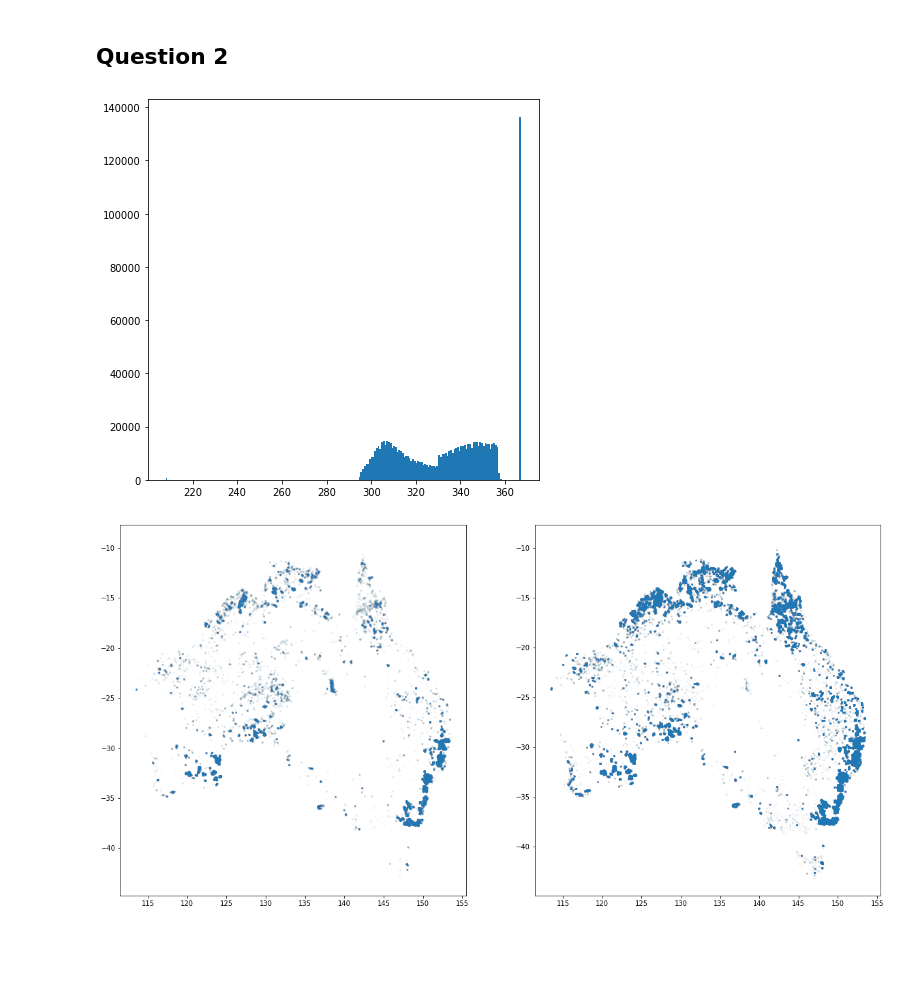
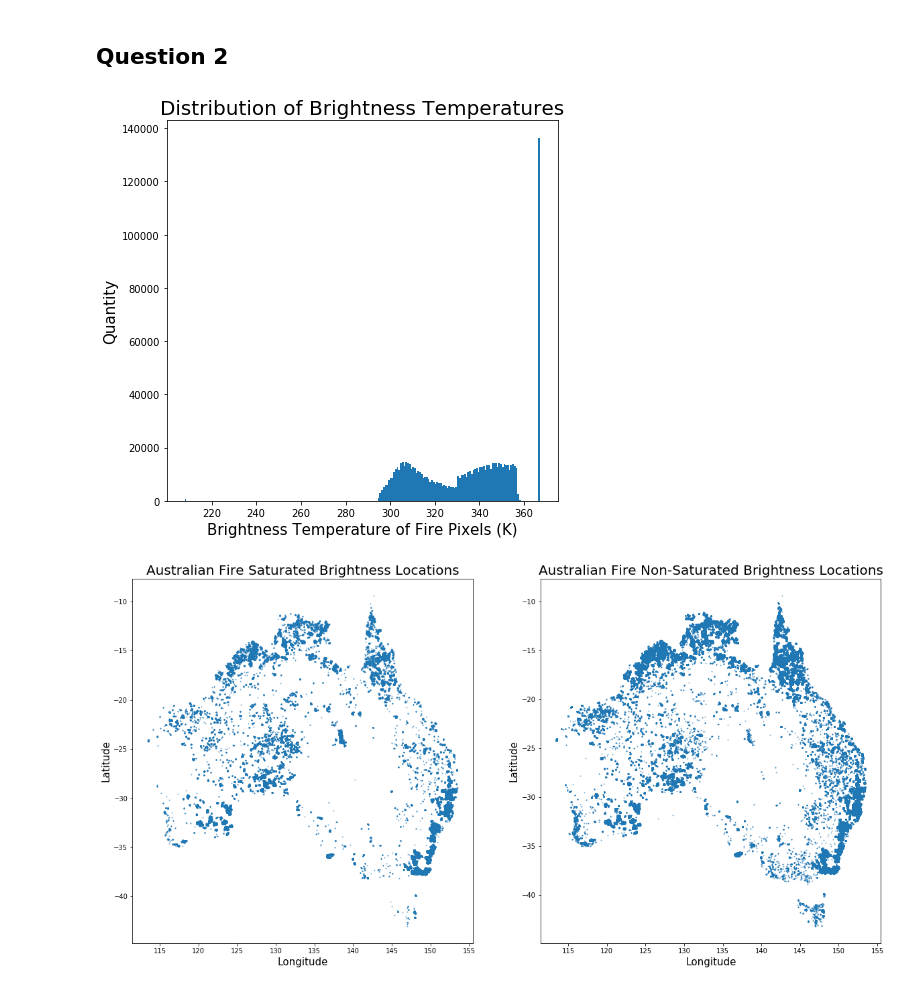
Before and after one commit to dsikka/Applied_ML, a Jupyter notebook: HW1/HW1.ipynb, the cells around one changed output. Cells and saved outputs as stored; diff of their text form; code cells hidden in the pictures; blank space fills up the shorter version.

```diff
--- a/HW1/HW1.ipynb
+++ b/HW1/HW1.ipynb
@@ -35,28 +64,38 @@ brightness = fire_data['bright_ti4']
 # Add appropriate settings to the data
 fig, ax = plt.subplots(figsize=(7,7))
 n, bins, _ = ax.hist(brightness, bins='auto')
+ax.set_xlabel('Brightness Temperature of Fire Pixels (K)', fontsize=15)
+ax.set_ylabel('Quantity', fontsize=15)
+ax.set_title('Distribution of Brightness Temperatures', fontsize=20)
 plt.show()
 # %% [output]
-[figure, old version]
+[figure, new version]
 # %%
 # All indexes which have atleast one value
-cur_len = len(bins)
-bin_left = bins[cur_len-2]
-bin_right = bins[cur_len-1]
+subset = [idx for (idx, val) in enumerate(n) if val != 0]
+subset_vals = bins[subset]
+subset_vals_last_point = subset_vals[-1]
 
-# Bin right represents the maximum of the data
-# Bin_left to bin_right span all the values in the last bin
-saturated = fire_data.loc[fire_data['bright_ti4'] >= bin_right]
-non_saturated = fire_data.loc[fire_data['bright_ti4'] < bin_right]
+# Separate data based on the last bin
+saturated = fire_data.loc[fire_data['bright_ti4'] >= subset_vals_last_point]
+non_saturated = fire_data.loc[fire_data['bright_ti4'] < subset_vals_last_point]
 # %%
 # Plotting saturated and non-saturated
 fig, ax = plt.subplots(1,2, figsize=(20,10))
 ax1, ax2 = ax.ravel()
-ax1.plot(saturated['longitude'], saturated['latitude'], '.', markersize=3, alpha=0.01)
-ax2.plot(non_saturated['longitude'], non_saturated['latitude'], '.', markersize=3, alpha=0.01)
+ax1.plot(saturated['longitude'], saturated['latitude'], '.', markersize=2, alpha=0.5)
+ax1.set_xlabel('Longitude', fontsize=15)
+ax1.set_ylabel('Latitude', fontsize=15)
+ax1.set_title('Australian Fire Saturated Brightness Locations', fontsize=20)
+
+ax2.plot(non_saturated['longitude'], non_saturated['latitude'], '.', markersize=2, alpha=0.5)
+ax2.set_xlabel('Longitude', fontsize=15)
+ax2.set_ylabel('Latitude', fontsize=15)
+ax2.set_title('Australian Fire Non-Saturated Brightness Locations', fontsize=20)
+
 plt.show()
 # %% [output]
-[figure, old version]
+[figure, new version]
 # %%
 #Plotting values on top of each other
 fig, ax = plt.subplots(1,1, figsize=(10,10))
```
Also changed, not shown: parts of 11 cells of this notebook.
